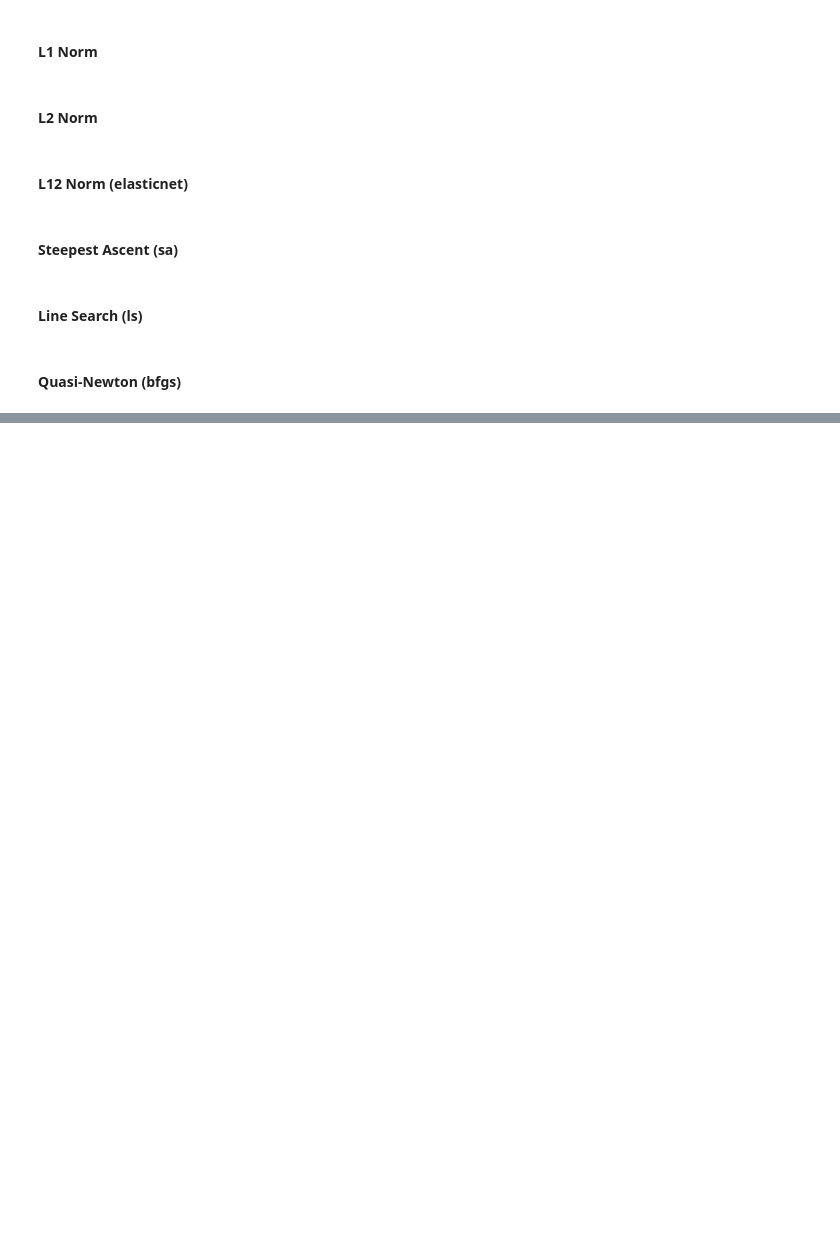
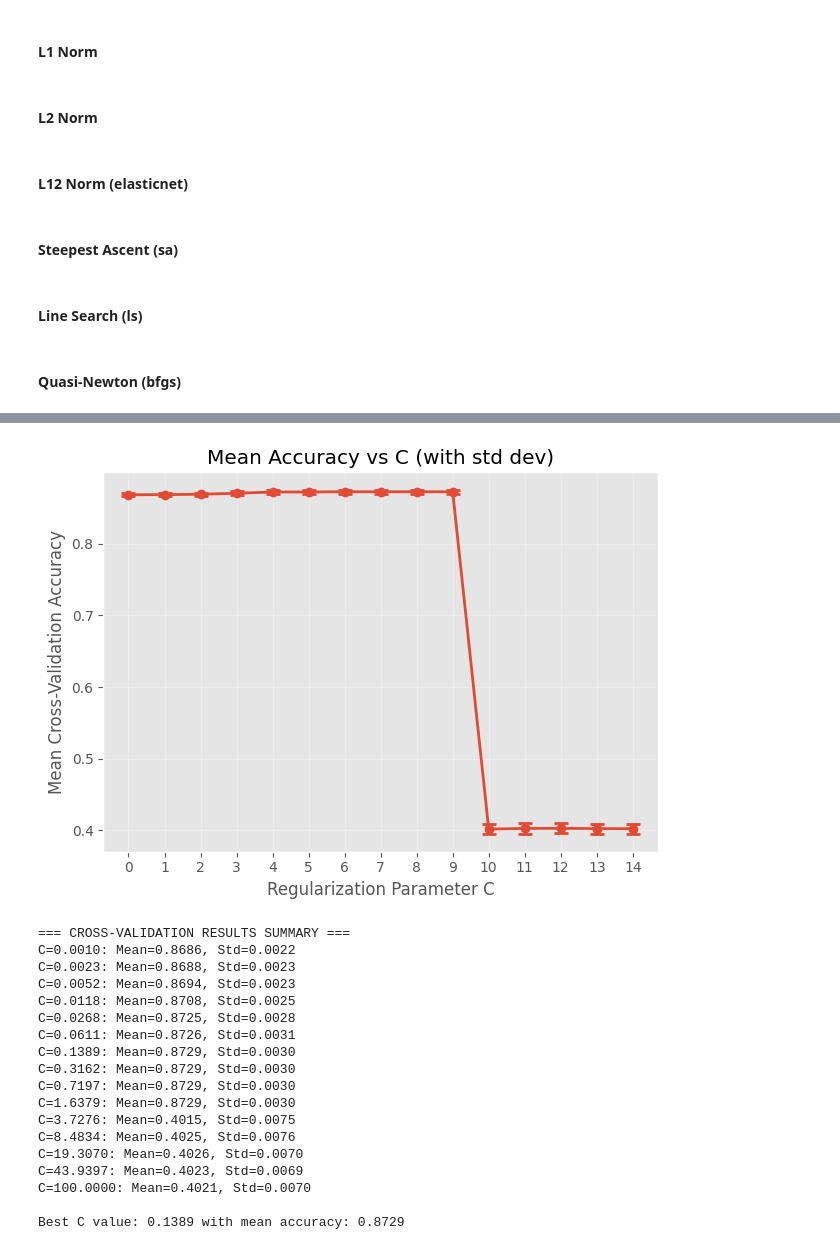
Before and after one commit to lukeVoinov/Machine-Learning-in-Python, a Jupyter notebook: Lab 3 - Extending Logistic Regression/voinov_lab3.ipynb, the cells around one changed output, grey strips where cells are left out. Cells and saved outputs as stored; diff of their text form; code cells hidden in the pictures; blank space fills up the shorter version.

```diff
--- a/Lab 3 - Extending Logistic Regression/voinov_lab3.ipynb
+++ b/Lab 3 - Extending Logistic Regression/voinov_lab3.ipynb
@@ -595,0 +633,55 @@ plt.show()
+# %%
+# Enhanced visualization of cross-validation results
+from matplotlib import pyplot as plt
+%matplotlib inline
+
+# Create subplots for better visualization
+plt.figure()
+
+# Line plot showing mean accuracy and confidence intervals
+mean_accs = [np.mean(acc_list) for acc_list in accs]
+std_accs = [np.std(acc_list) for acc_list in accs]
+
+plt.errorbar(range(len(costs)), mean_accs, yerr=std_accs,
+             marker='o', capsize=5, capthick=2, linewidth=2)
+plt.xticks(range(len(costs)))
+plt.xlabel('Regularization Parameter C')
+plt.ylabel('Mean Cross-Validation Accuracy')
+plt.title('Mean Accuracy vs C (with std dev)')
+plt.grid(True, alpha=0.3)
+
+plt.tight_layout()
+plt.show()
+
+# Print summary of best performing C values
+print("\n=== CROSS-VALIDATION RESULTS SUMMARY ===")
+for i, (c, acc_list) in enumerate(zip(costs, accs)):
+    mean_acc = np.mean(acc_list)
+    std_acc = np.std(acc_list)
+    print(f"C={c:.4f}: Mean={mean_acc:.4f}, Std={std_acc:.4f}")
+
+# Find and display best C value
+best_idx = np.argmax(mean_accs)
+best_c = costs[best_idx]
+best_acc = mean_accs[best_idx]
+print(f"\nBest C value: {best_c:.4f} with mean accuracy: {best_acc:.4f}")
+# %% [output]
+[figure, added]
+=== CROSS-VALIDATION RESULTS SUMMARY ===
+C=0.0010: Mean=0.8686, Std=0.0022
+C=0.0023: Mean=0.8688, Std=0.0023
+C=0.0052: Mean=0.8694, Std=0.0023
+C=0.0118: Mean=0.8708, Std=0.0025
+C=0.0268: Mean=0.8725, Std=0.0028
+C=0.0611: Mean=0.8726, Std=0.0031
+C=0.1389: Mean=0.8729, Std=0.0030
+C=0.3162: Mean=0.8729, Std=0.0030
+C=0.7197: Mean=0.8729, Std=0.0030
+C=1.6379: Mean=0.8729, Std=0.0030
+C=3.7276: Mean=0.4015, Std=0.0075
+C=8.4834: Mean=0.4025, Std=0.0076
+C=19.3070: Mean=0.4026, Std=0.0070
+C=43.9397: Mean=0.4023, Std=0.0069
+C=100.0000: Mean=0.4021, Std=0.0070
+
+Best C value: 0.1389 with mean accuracy: 0.8729
```
Also changed, not shown: parts of 31 cells of this notebook.
